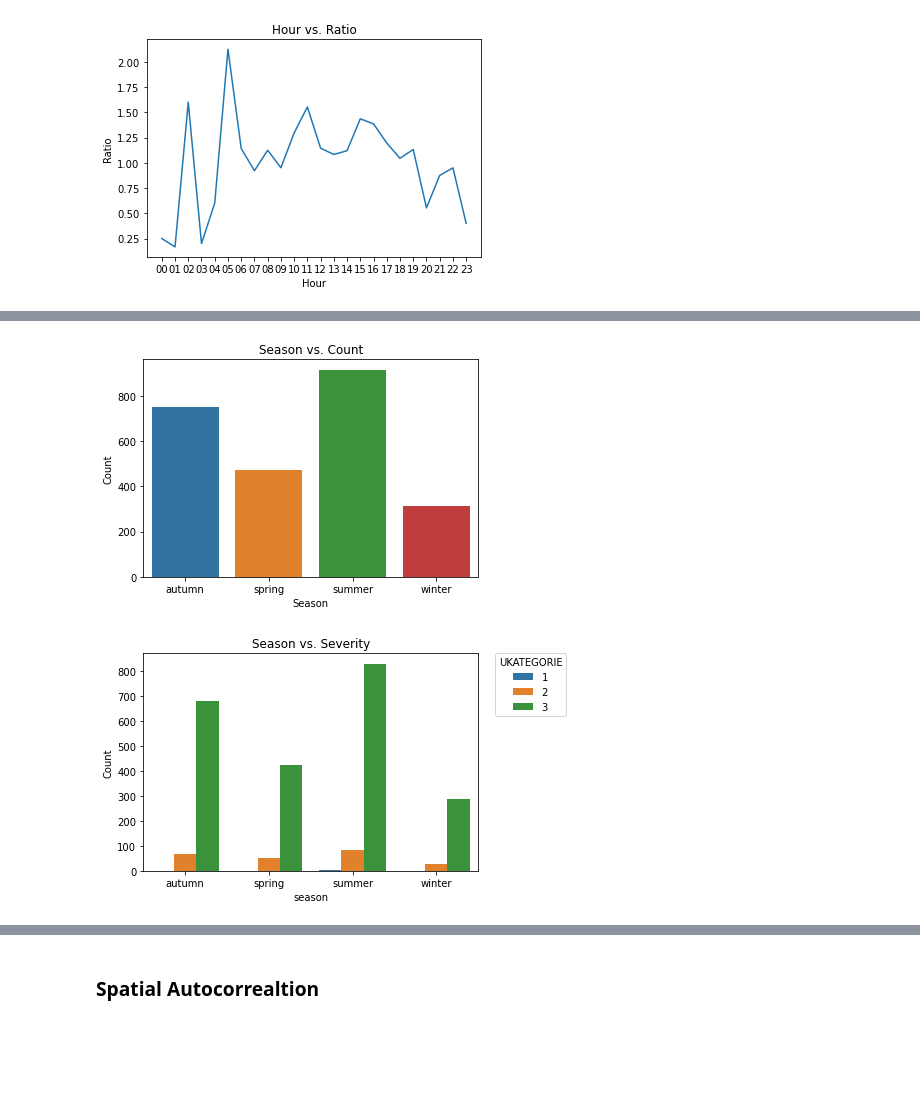
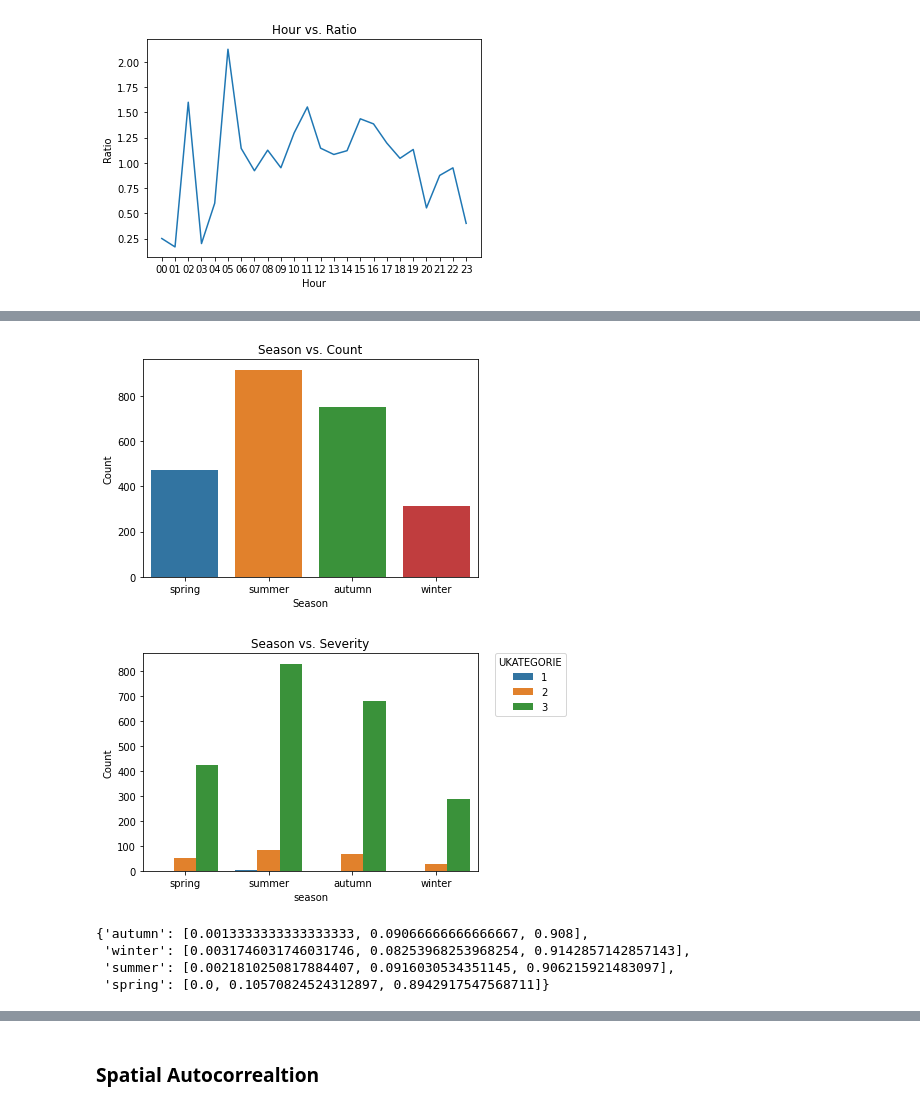
Before and after one commit to juthoma22/gds, a Jupyter notebook: data_collection.ipynb, the cells around one changed output, grey strips where cells are left out. Cells and saved outputs as stored; diff of their text form; code cells hidden in the pictures; blank space fills up the shorter version.

Commit message:
some more plots

```diff
--- a/data_collection.ipynb
+++ b/data_collection.ipynb
@@ -318,19 +300,21 @@ See the caveats in the documentation: https://pandas.pydata.org/pandas-docs/stab
 # %%
 # plot count of values for "season"
 x = df_bike_hh["season"]
-x = x.sort_values()
+sorter = ["spring", "summer", "autumn", "winter"]
+x = x.sort_values(key=lambda column: column.map(lambda e: sorter.index(e)))
 sns.countplot(x=x)
 plt.xlabel('Season')
 plt.ylabel('Count')
 plt.title('Season vs. Count')
 plt.show()
 # %% [output]
-[figure, old version]
+[figure, new version]
 # %%
 # plot season vs "UKATEGORIE"
 x = df_bike_hh["season"]
 y = df_bike_hh["UKATEGORIE"]
-x = x.sort_values()
+sorter = ["spring", "summer", "autumn", "winter"]
+x = x.sort_values(key=lambda column: column.map(lambda e: sorter.index(e)))
 y = y.sort_values()
 # Create a bar chart
 # use shorter as hue
@@ -344,4 +328,4 @@ plt.ylabel('Count')
 plt.title('Season vs. Severity')
 plt.show()
 # %% [output]
-[figure, old version]
+[figure, new version]
@@ -347,0 +345,7 @@ plt.show()
+# %%
+ratio_dict_severity
+# %% [output]
+{'autumn': [0.0013333333333333333, 0.09066666666666667, 0.908],
+ 'winter': [0.0031746031746031746, 0.08253968253968254, 0.9142857142857143],
+ 'summer': [0.0021810250817884407, 0.0916030534351145, 0.906215921483097],
+ 'spring': [0.0, 0.10570824524312897, 0.8942917547568711]}
```
Also changed, not shown: parts of 10 cells of this notebook.
